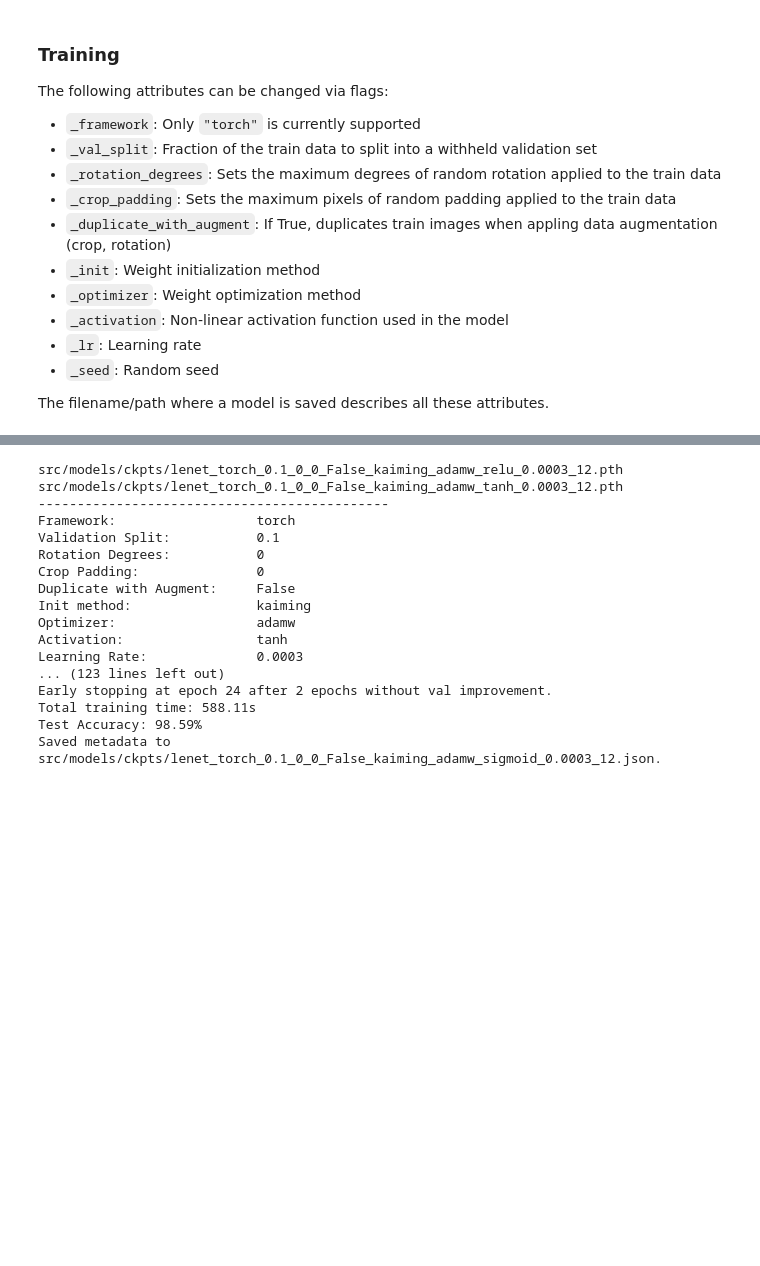
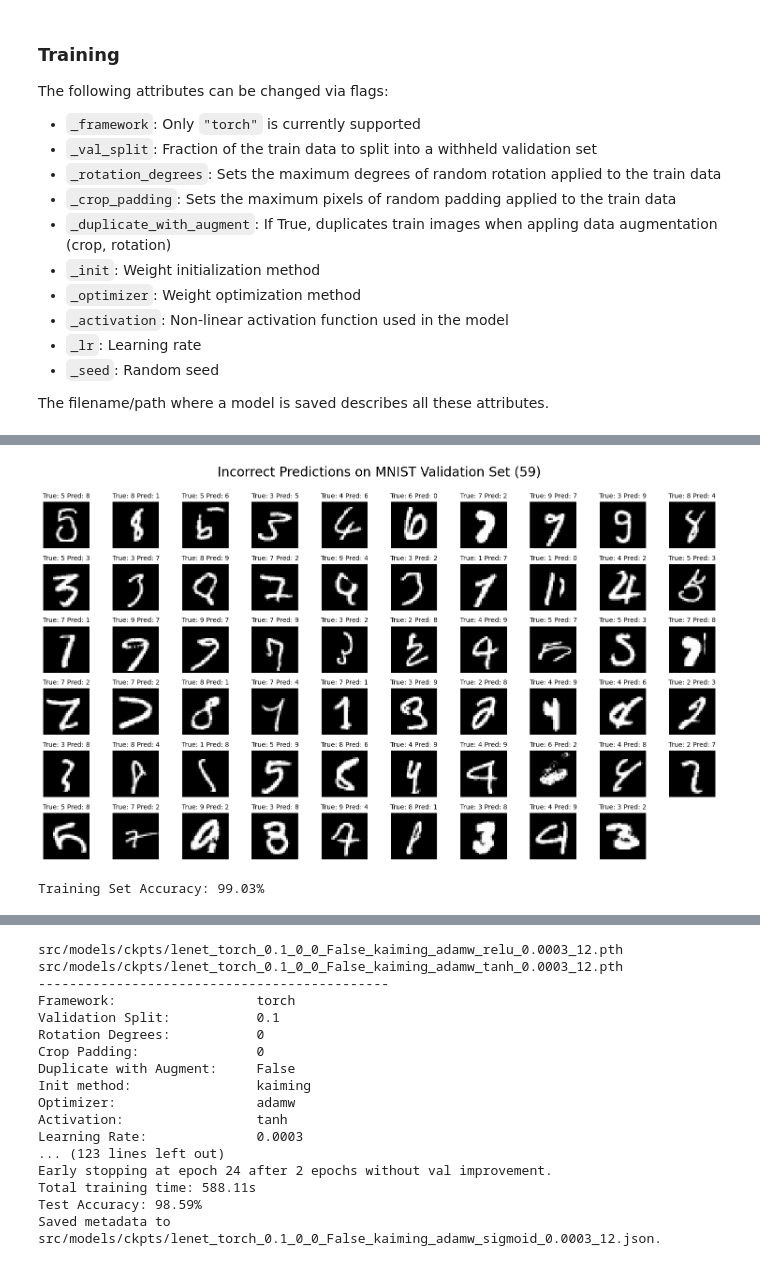
Before and after one commit to ncarolan/lenet-5, a Jupyter notebook: lenet.ipynb, the cells around one changed output, grey strips where cells are left out. Drawn from its saved outputs; the diff is of its cells as text; code cells hidden in the pictures; blank space fills up the shorter version.

```diff
--- a/lenet.ipynb
+++ b/lenet.ipynb
@@ -159,0 +208,18 @@ Test Set Accuracy: 97.34%
+# %%
+plot_errors(lenet5, val_x, val_y, val_preds, "Validation")
+# %% [output]
+[figure, added]
+# %%
+train_loader = DataLoader(train_dataset, batch_size=len(train_dataset), shuffle=False)
+
+lenet5.eval()
+train_x, train_y = next(iter(train_loader))   # apply transforms (normalization)
+train_x, train_y = train_x.to(device), train_y.to(device)
+with torch.no_grad():
+    train_logits = lenet5(train_x)
+    train_preds = train_logits.argmax(dim=1)
+    train_accuracy = (train_preds == train_y).sum() / len(train_y)
+
+print(f'Training Set Accuracy: {100 * train_accuracy:.2f}%')
+# %% [output]
+Training Set Accuracy: 99.03%
```
Also changed, not shown: parts of 13 cells of this notebook.
